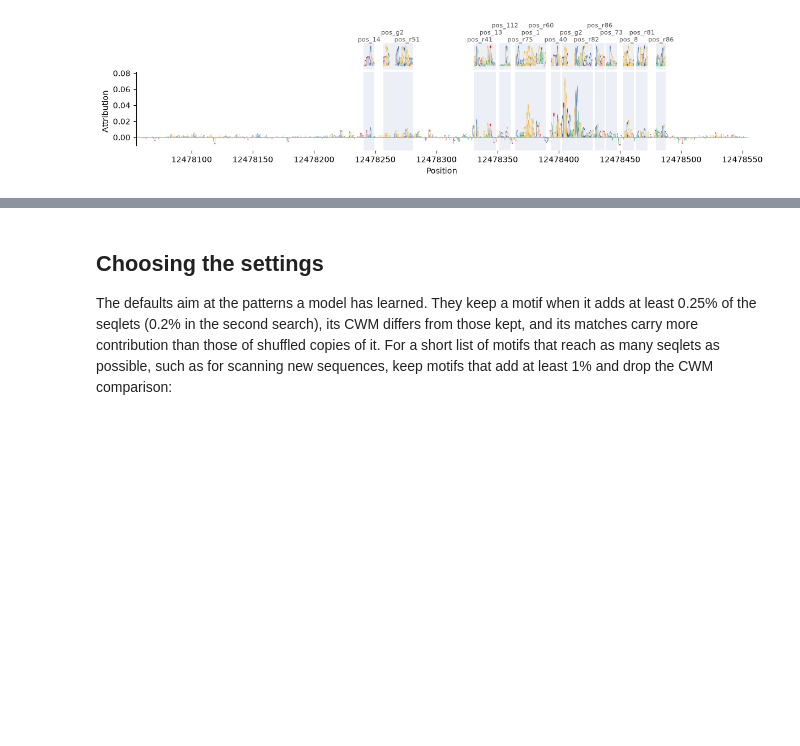
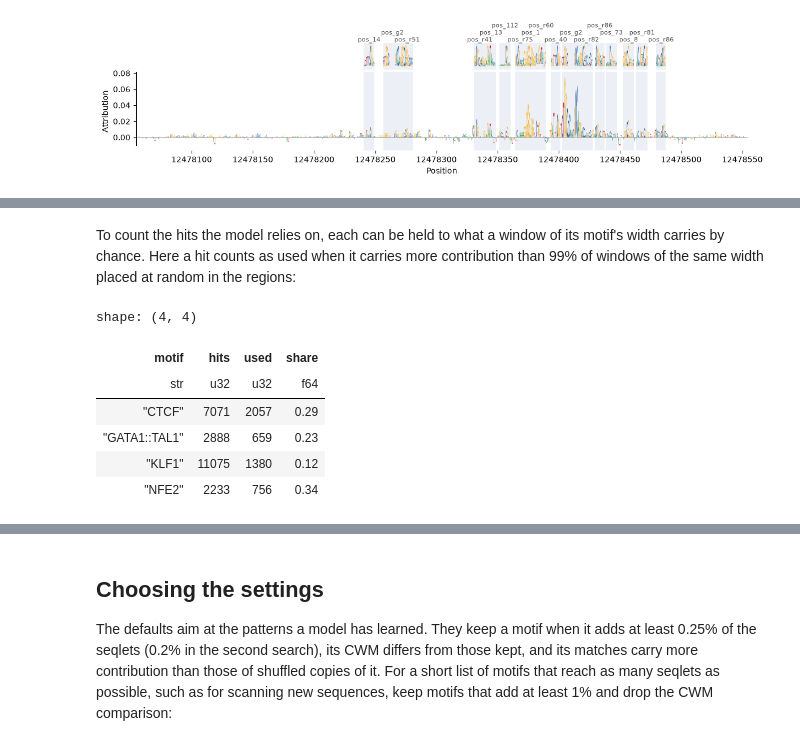
Before and after one commit to bjmt/universalmotif-py, a Jupyter notebook: docs/guides/contribution-motifs.ipynb, the cells around one changed output, grey strips where cells are left out. Saved outputs shown, nothing was run; the diff lists cells and outputs as text; code cells hidden in the pictures; blank space fills up the shorter version.

```diff
--- a/docs/guides/contribution-motifs.ipynb
+++ b/docs/guides/contribution-motifs.ipynb
@@ -402,0 +431,26 @@ ax = um.view_attributions(scores[row], seqs[row], start=s, hits=here, motifs=fou
+# %% [markdown]
+To count the hits the model relies on, each can be held to what a window of
+its motif's width carries by chance. Here a hit counts as used when it
+carries more contribution than 99% of windows of the same width placed at
+random in the regions:
+# %%
+rng = np.random.default_rng(1)
+cutoffs = {}
+for m in known:
+    i = rng.integers(0, scores.shape[0], 10_000)
+    s = rng.integers(0, scores.shape[1] - m.width, 10_000)
+    chance = scores[i[:, None], s[:, None] + np.arange(m.width)].sum(axis=1)
+    cutoffs[m.name] = float(np.quantile(chance, 0.99))
+(
+    hc.hits.with_columns(used=pl.col("contribution") > pl.col("motif").replace_strict(cutoffs))
+    .group_by("motif", maintain_order=True)
+    .agg(hits=pl.len(), used=pl.col("used").sum(), share=pl.col("used").mean().round(2))
+)
+# %% [output]
+shape: (4, 4)
+| motif | hits | used | share |
+| str | u32 | u32 | f64 |
+| "CTCF" | 7071 | 2057 | 0.29 |
+| "GATA1::TAL1" | 2888 | 659 | 0.23 |
+| "KLF1" | 11075 | 1380 | 0.12 |
+| "NFE2" | 2233 | 756 | 0.34 |
```
Also changed, not shown: parts of 7 cells of this notebook.
